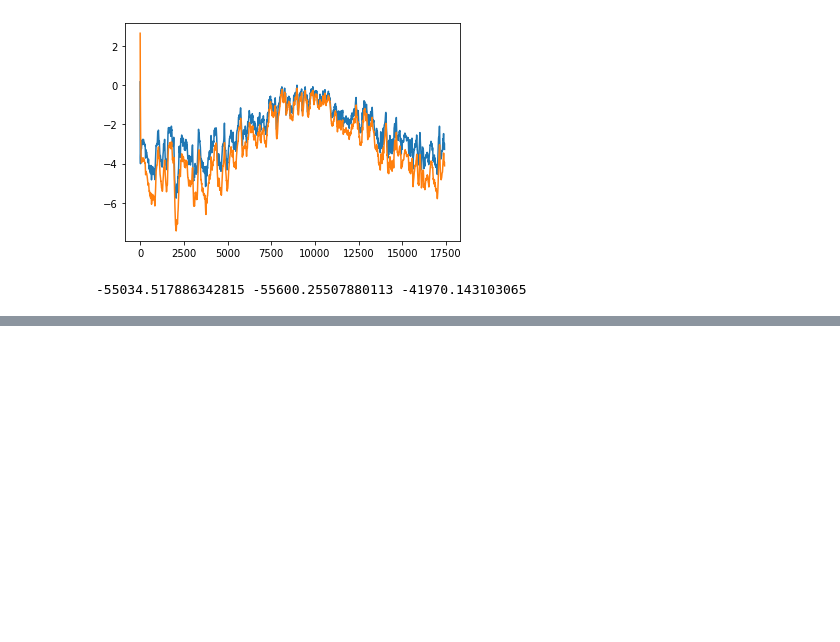
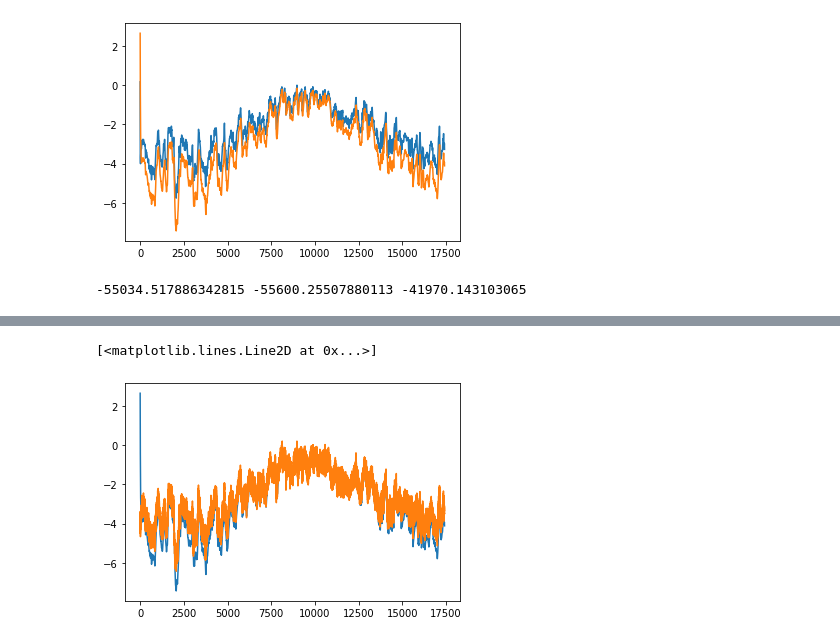
Before and after one commit to sanjin94/HTool-dev, a Jupyter notebook: initial_notebook/heat_transfer_pilot.ipynb, the cells around one changed output, grey strips where cells are left out. Cells and saved outputs as stored; diff of their text form; code cells hidden in the pictures; blank space fills up the shorter version.

```diff
--- a/initial_notebook/heat_transfer_pilot.ipynb
+++ b/initial_notebook/heat_transfer_pilot.ipynb
@@ -809,0 +822,6 @@ abs((Q_calc3 - Q_calc4)/Q_calc3) * 100
+# %%
+plt.plot(q_calc)
+plt.plot(q_calc3)
+# %% [output]
+[<matplotlib.lines.Line2D at 0x...>]
+[figure, added]
```
Also changed, not shown: parts of 4 cells of this notebook.
